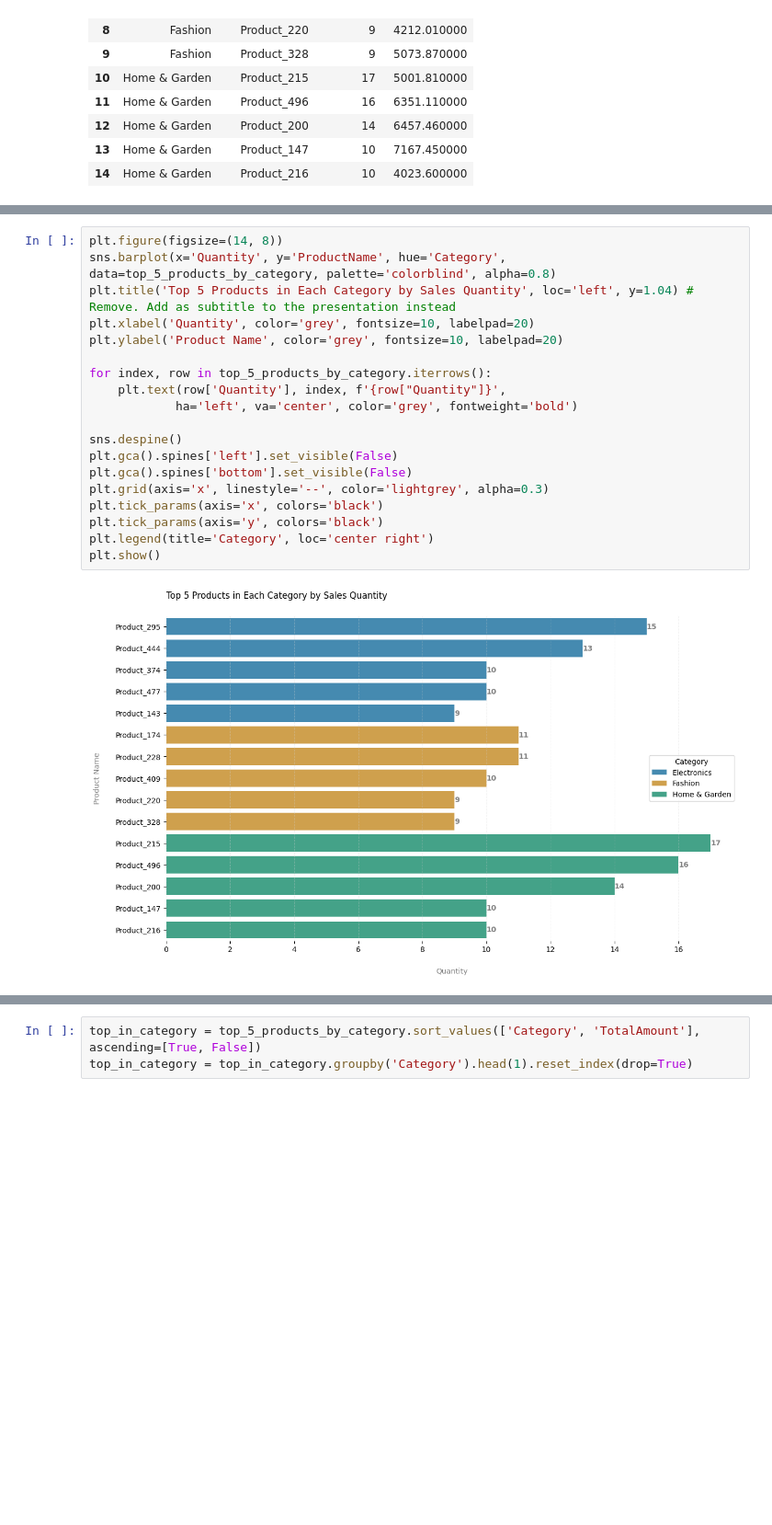
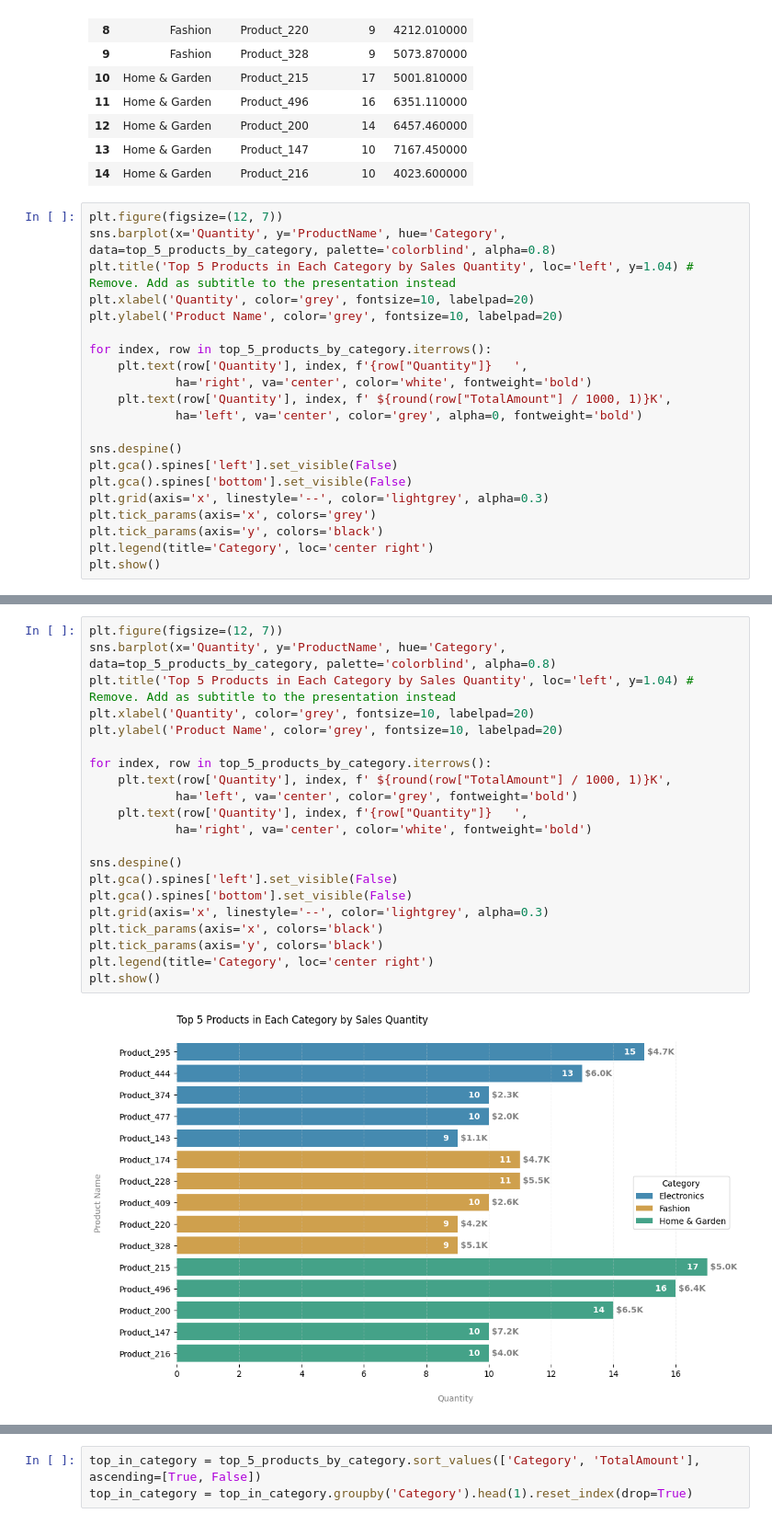
Before and after one commit to YuliaVK/Data-Analytics, a Jupyter notebook: EDA_Sales/notebooks/Sales_EDA.ipynb, the cells around one changed output, grey strips where cells are left out. Shown at 92% size. Cells and saved outputs as stored; diff of their text form; blank space fills up the shorter version.

Commit message:
EDA - Product Analysis

```diff
--- a/EDA_Sales/notebooks/Sales_EDA.ipynb
+++ b/EDA_Sales/notebooks/Sales_EDA.ipynb
@@ -571,3 +571,24 @@ top_5_products_by_category.style.background_gradient()
 | 12 | Home & Garden | Product_200 | 14 | 6457.460000 |
 | 13 | Home & Garden | Product_147 | 10 | 7167.450000 |
 | 14 | Home & Garden | Product_216 | 10 | 4023.600000 |
+# %%
+plt.figure(figsize=(12, 7))
+sns.barplot(x='Quantity', y='ProductName', hue='Category', data=top_5_products_by_category, palette='colorblind', alpha=0.8)
+plt.title('Top 5 Products in Each Category by Sales Quantity', loc='left', y=1.04) # Remove. Add as subtitle to the presentation instead
+plt.xlabel('Quantity', color='grey', fontsize=10, labelpad=20)
+plt.ylabel('Product Name', color='grey', fontsize=10, labelpad=20)
+
+for index, row in top_5_products_by_category.iterrows():
+    plt.text(row['Quantity'], index, f'{row["Quantity"]}   ',
+            ha='right', va='center', color='white', fontweight='bold')
+    plt.text(row['Quantity'], index, f' ${round(row["TotalAmount"] / 1000, 1)}K',
+            ha='left', va='center', color='grey', alpha=0, fontweight='bold')
+
+sns.despine()
+plt.gca().spines['left'].set_visible(False)
+plt.gca().spines['bottom'].set_visible(False)
+plt.grid(axis='x', linestyle='--', color='lightgrey', alpha=0.3)
+plt.tick_params(axis='x', colors='grey')
+plt.tick_params(axis='y', colors='black')
+plt.legend(title='Category', loc='center right')
+plt.show()
@@ -574,21 +597,23 @@ top_5_products_by_category.style.background_gradient()
 # %%
-plt.figure(figsize=(14, 8))
+plt.figure(figsize=(12, 7))
 sns.barplot(x='Quantity', y='ProductName', hue='Category', data=top_5_products_by_category, palette='colorblind', alpha=0.8)
 plt.title('Top 5 Products in Each Category by Sales Quantity', loc='left', y=1.04) # Remove. Add as subtitle to the presentation instead
 plt.xlabel('Quantity', color='grey', fontsize=10, labelpad=20)
 plt.ylabel('Product Name', color='grey', fontsize=10, labelpad=20)
 
 for index, row in top_5_products_by_category.iterrows():
-    plt.text(row['Quantity'], index, f'{row["Quantity"]}',
+    plt.text(row['Quantity'], index, f' ${round(row["TotalAmount"] / 1000, 1)}K',
             ha='left', va='center', color='grey', fontweight='bold')
+    plt.text(row['Quantity'], index, f'{row["Quantity"]}   ',
+            ha='right', va='center', color='white', fontweight='bold')
 
 sns.despine()
 plt.gca().spines['left'].set_visible(False)
 plt.gca().spines['bottom'].set_visible(False)
 plt.grid(axis='x', linestyle='--', color='lightgrey', alpha=0.3)
 plt.tick_params(axis='x', colors='black')
 plt.tick_params(axis='y', colors='black')
 plt.legend(title='Category', loc='center right')
 plt.show()
 # %% [output]
-[figure, old version]
+[figure, new version]
```
Also changed, not shown: parts of 5 cells of this notebook.
